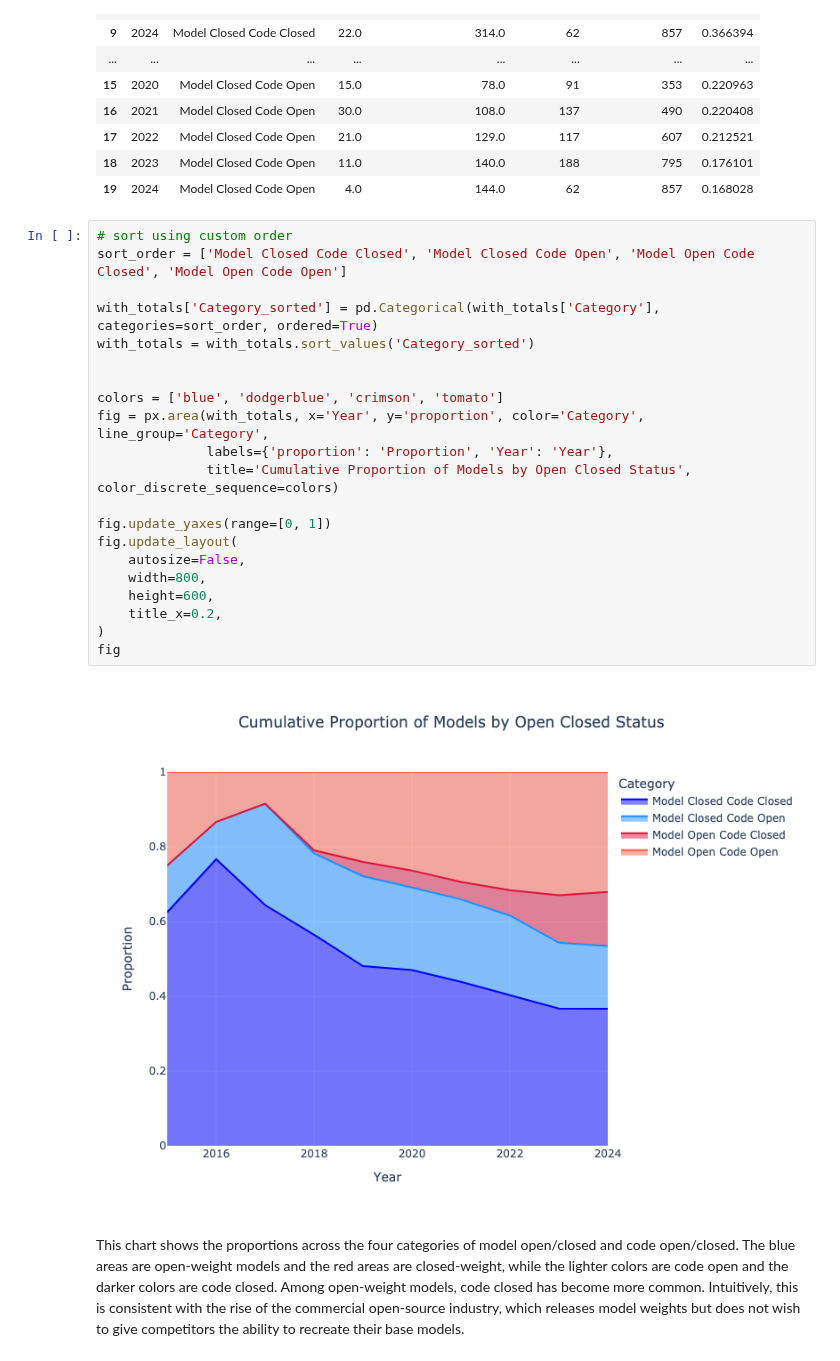
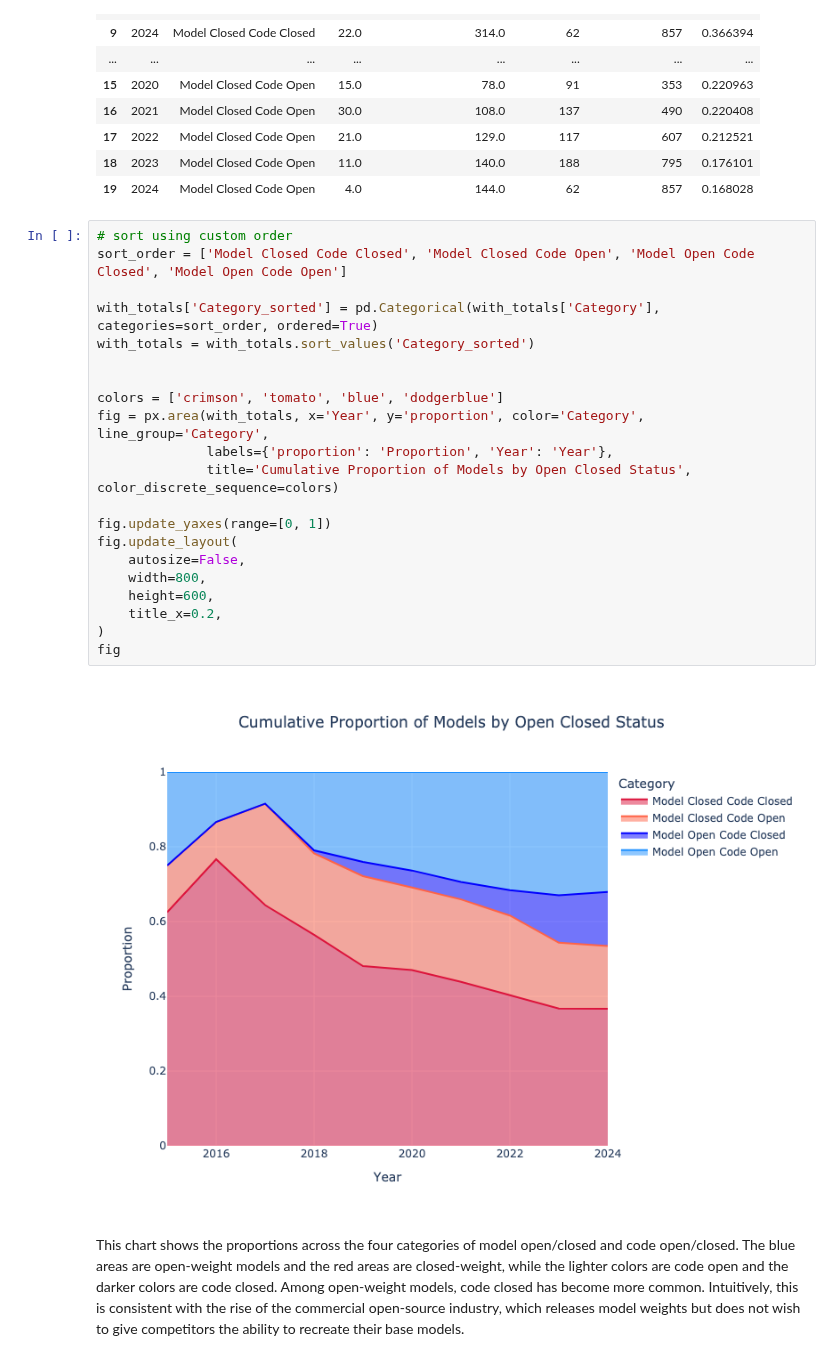
Before and after one commit to epoch-research/open-model-trends, a Jupyter notebook: data_exploration.ipynb, the cells around one changed output. Cells and saved outputs as stored; diff of their text form.

```diff
--- a/data_exploration.ipynb
+++ b/data_exploration.ipynb
@@ -550,26 +577,26 @@ with_totals.head(20)
 # %%
 # sort using custom order
 sort_order = ['Model Closed Code Closed', 'Model Closed Code Open', 'Model Open Code Closed', 'Model Open Code Open']
 
 with_totals['Category_sorted'] = pd.Categorical(with_totals['Category'], categories=sort_order, ordered=True)
 with_totals = with_totals.sort_values('Category_sorted')
 
 
-colors = ['blue', 'dodgerblue', 'crimson', 'tomato']
+colors = ['crimson', 'tomato', 'blue', 'dodgerblue']
 fig = px.area(with_totals, x='Year', y='proportion', color='Category', line_group='Category',
               labels={'proportion': 'Proportion', 'Year': 'Year'},
               title='Cumulative Proportion of Models by Open Closed Status', color_discrete_sequence=colors)
 
 fig.update_yaxes(range=[0, 1])
 fig.update_layout(
     autosize=False,
     width=800,
     height=600,
     title_x=0.2,
 )
 fig
 # %% [output]
-[figure, old version]
+[figure, new version]
 # %% [markdown]
 This chart shows the proportions across the four categories of model open/closed and code open/closed. The blue areas are open-weight models and the red areas are closed-weight, while the lighter colors are code open and the darker colors are code closed. Among open-weight models, code closed has become more common. Intuitively, this is consistent with the rise of the commercial open-source industry, which releases model weights but does not wish to give competitors the ability to recreate their base models.
 # %%
```
Also changed, not shown: parts of 5 cells of this notebook.
